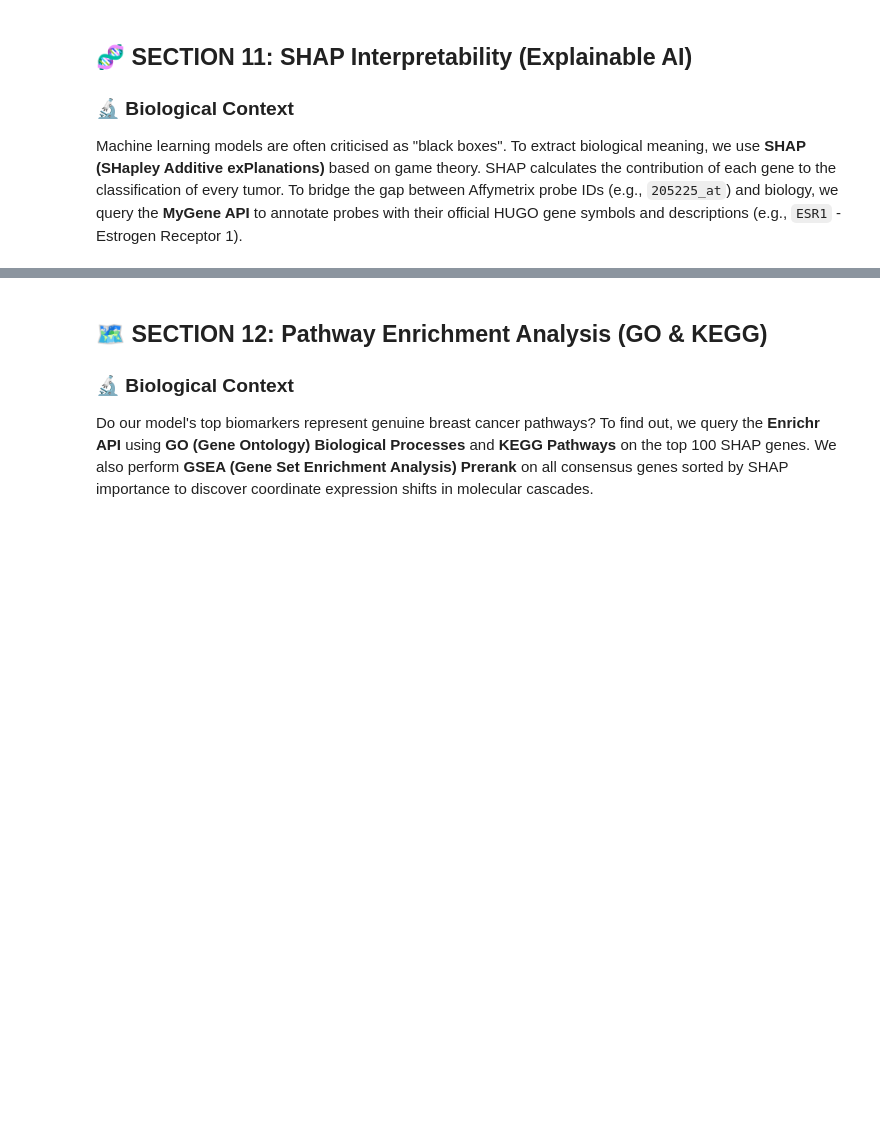
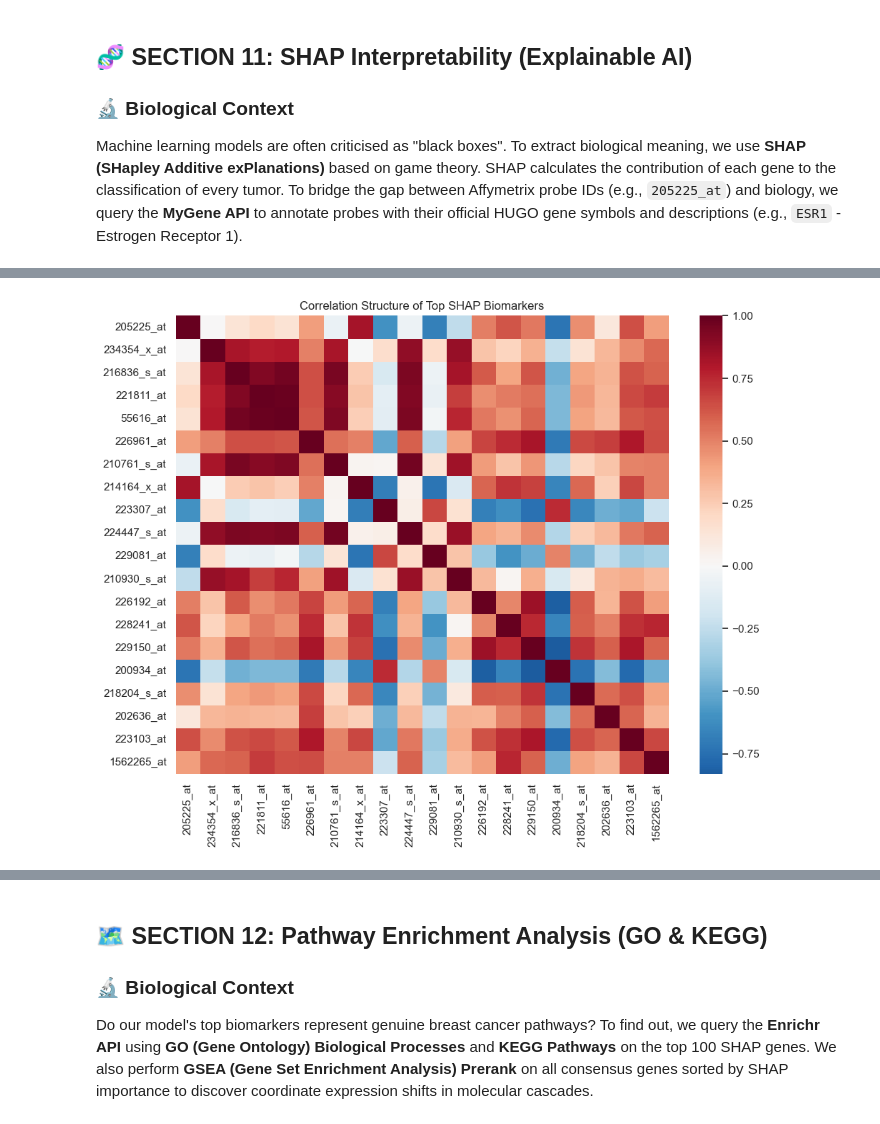
Before and after one commit to shubhamkjha369/OncoResolve-Breast-Cancer-Transcriptomics, a Jupyter notebook: Breast-Cancer-Transcriptomics-ML-Pipeline/notebooks/Breast_Cancer_ML_Pipeline.ipynb, the cells around one changed output, grey strips where cells are left out. Saved outputs shown, nothing was run; the diff lists cells and outputs as text; code cells hidden in the pictures; blank space fills up the shorter version.

```diff
--- a/Breast-Cancer-Transcriptomics-ML-Pipeline/notebooks/Breast_Cancer_ML_Pipeline.ipynb
+++ b/Breast-Cancer-Transcriptomics-ML-Pipeline/notebooks/Breast_Cancer_ML_Pipeline.ipynb
@@ -1654,0 +2099,22 @@ np.save(ARTIFACT_DIR / "shap_values.npy", shap_values)
+# %%
+top20_idx = np.argsort(mean_abs_shap)[::-1][:20]
+
+X_top20 = X_test_c[:, top20_idx]
+
+corr_top20 = np.corrcoef(X_top20.T)
+
+plt.figure(figsize=(10,8))
+
+sns.heatmap(
+    corr_top20,
+    cmap="RdBu_r",
+    center=0,
+    xticklabels=[consensus_genes[i] for i in top20_idx],
+    yticklabels=[consensus_genes[i] for i in top20_idx]
+)
+
+plt.title("Correlation Structure of Top SHAP Biomarkers")
+plt.tight_layout()
+plt.show()
+# %% [output]
+[figure, added]
```
Also changed, not shown: parts of 20 cells of this notebook, 6 other files.
